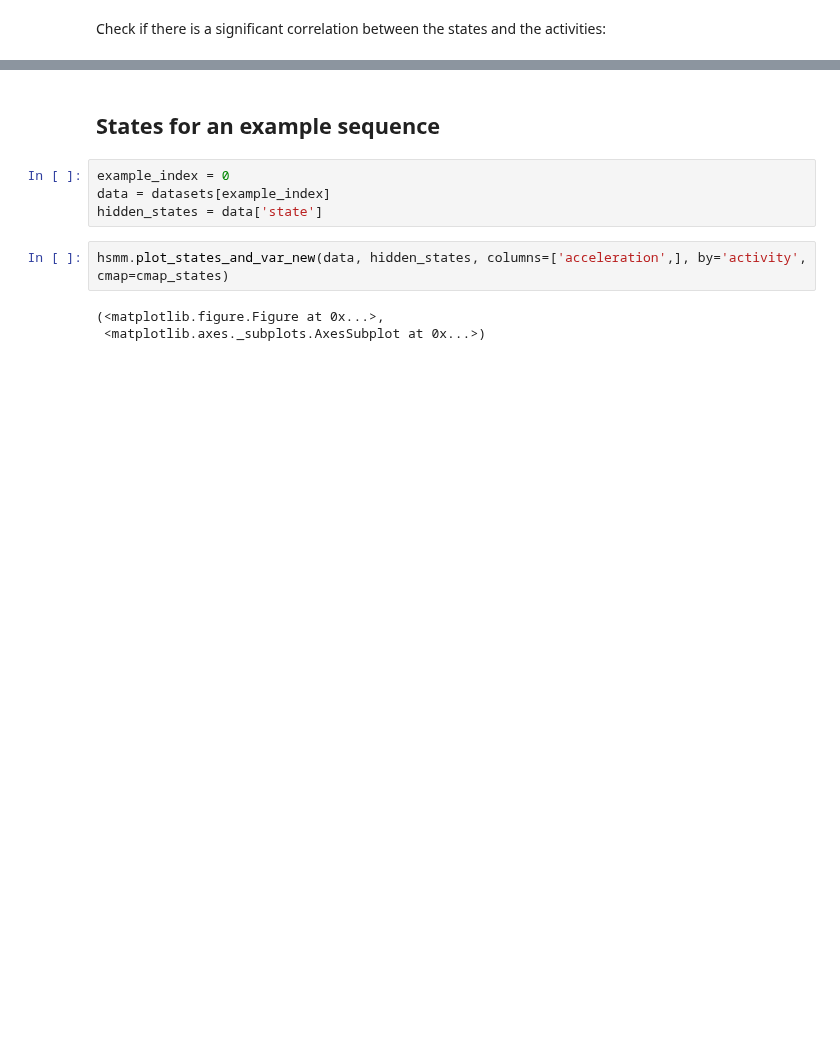
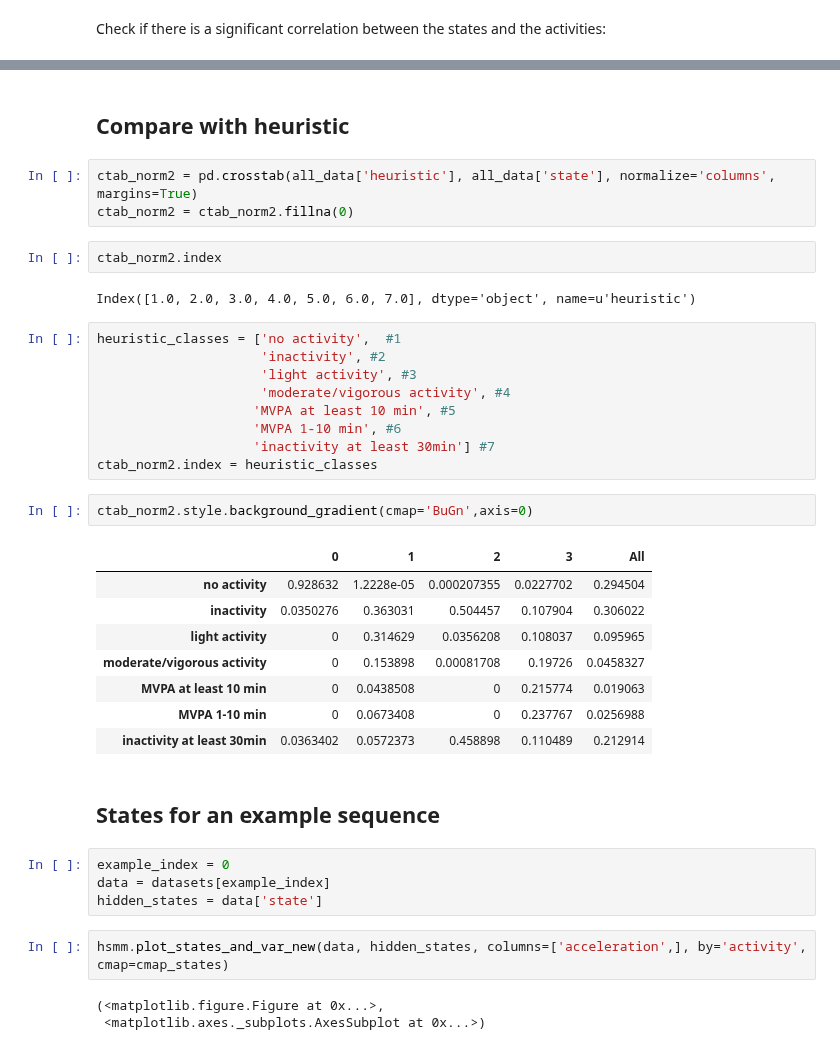
Before and after one commit to wadpac/hsmm4acc, a Jupyter notebook: notebooks/workflow/2_AnalyseResults.ipynb, the cells around one changed output, grey strips where cells are left out. Cells and saved outputs as stored; diff of their text form; blank space fills up the shorter version.

Commit message:
Added comparison to heuristic methods

```diff
--- a/notebooks/workflow/2_AnalyseResults.ipynb
+++ b/notebooks/workflow/2_AnalyseResults.ipynb
@@ -203,3 +203,32 @@ print(chi2, p)
+# %% [markdown]
+## Compare with heuristic
+# %%
+ctab_norm2 = pd.crosstab(all_data['heuristic'], all_data['state'], normalize='columns', margins=True)
+ctab_norm2 = ctab_norm2.fillna(0)
+# %%
+ctab_norm2.index
+# %% [output]
+Index([1.0, 2.0, 3.0, 4.0, 5.0, 6.0, 7.0], dtype='object', name=u'heuristic')
+# %%
+heuristic_classes = ['no activity',  #1
+                     'inactivity', #2
+                     'light activity', #3
+                     'moderate/vigorous activity', #4
+                    'MVPA at least 10 min', #5
+                    'MVPA 1-10 min', #6
+                    'inactivity at least 30min'] #7
+ctab_norm2.index = heuristic_classes
+# %%
+ctab_norm2.style.background_gradient(cmap='BuGn',axis=0)
+# %% [output]
+|  | 0 | 1 | 2 | 3 | All |
+| no activity | 0.928632 | 1.2228e-05 | 0.000207355 | 0.0227702 | 0.294504 |
+| inactivity | 0.0350276 | 0.363031 | 0.504457 | 0.107904 | 0.306022 |
+| light activity | 0 | 0.314629 | 0.0356208 | 0.108037 | 0.095965 |
+| moderate/vigorous activity | 0 | 0.153898 | 0.00081708 | 0.19726 | 0.0458327 |
+| MVPA at least 10 min | 0 | 0.0438508 | 0 | 0.215774 | 0.019063 |
+| MVPA 1-10 min | 0 | 0.0673408 | 0 | 0.237767 | 0.0256988 |
+| inactivity at least 30min | 0.0363402 | 0.0572373 | 0.458898 | 0.110489 | 0.212914 |
 # %% [markdown]
 ## States for an example sequence
 # %%
```
Also changed, not shown: parts of 10 cells of this notebook.
